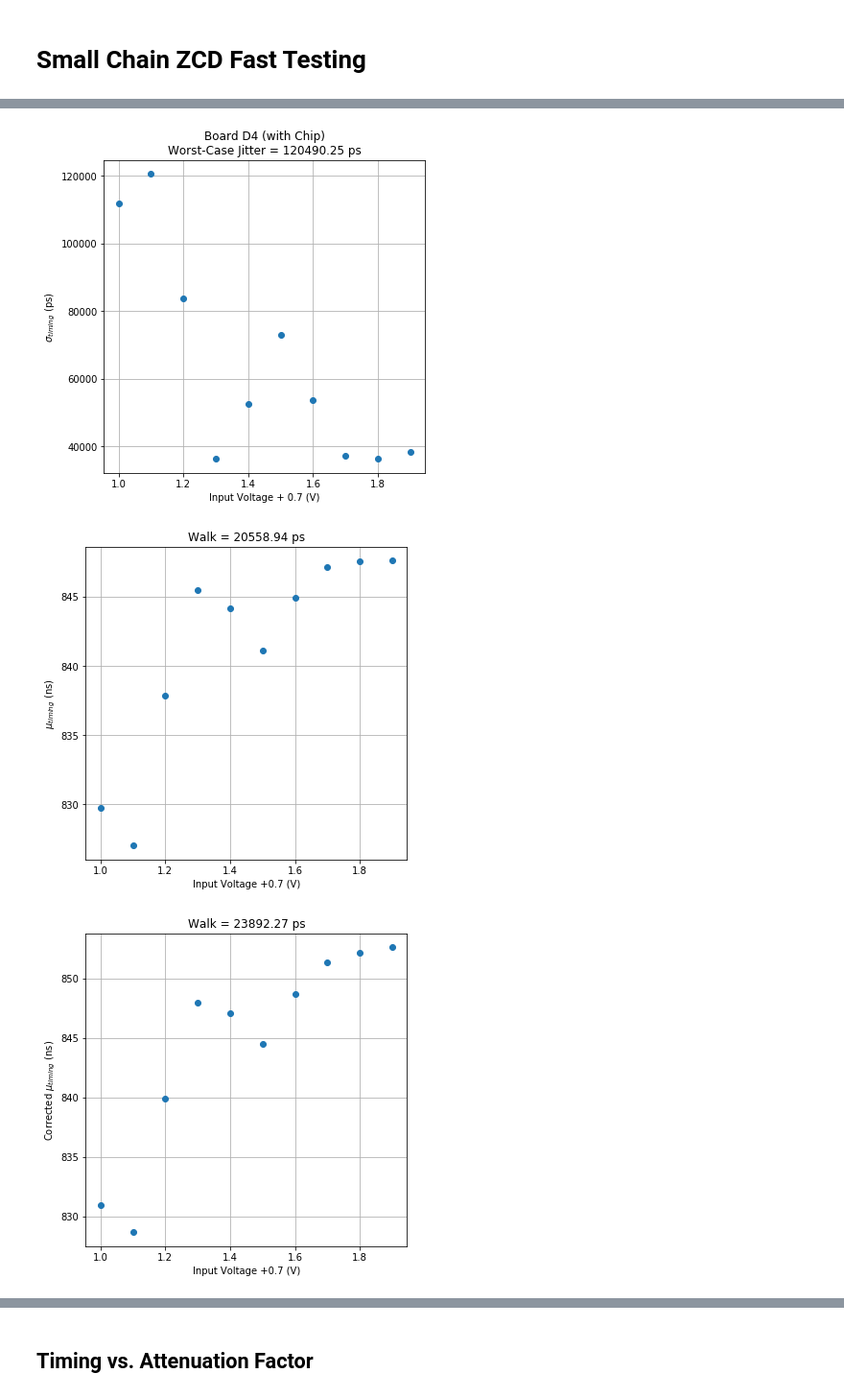
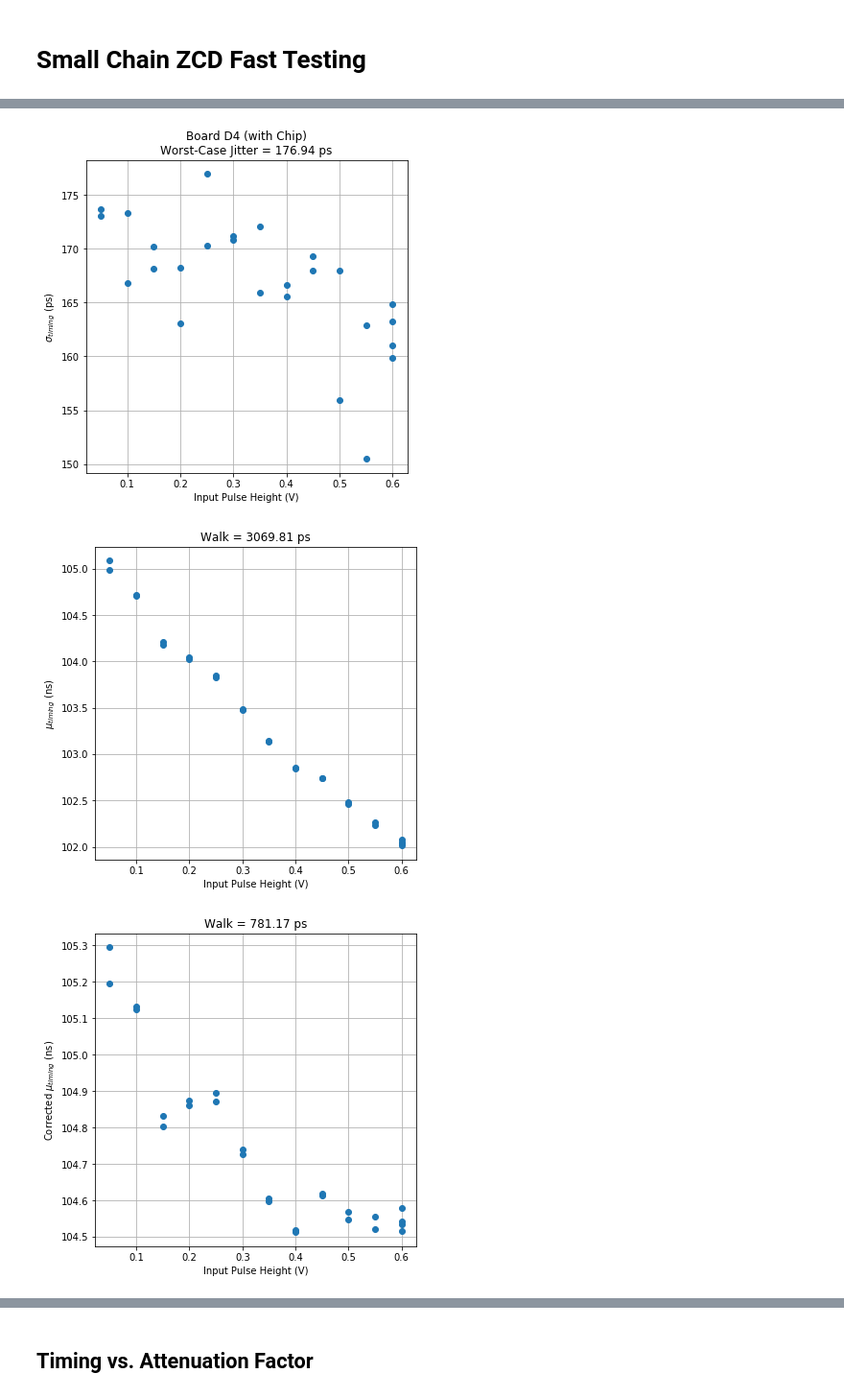
Before and after one commit to iiSmiley/span-ion-code, a Jupyter notebook: testing/plotting.ipynb, the cells around one changed output, grey strips where cells are left out. Shown at 96% size. Cells and saved outputs as stored; diff of their text form; code cells hidden in the pictures.

```diff
--- a/testing/plotting.ipynb
+++ b/testing/plotting.ipynb
@@ -15,7 +15,7 @@ from os.path import isfile, join
 import dac
 from plotting import dict_format
 # %%
-plt.rcParams['figure.figsize'] = (6,6)
+plt.rcParams['figure.figsize'] = (6,4)
 plt.rcParams.update({'font.size': 12})
 # %% [markdown]
 <h1>Bandgap</h1>
@@ -166,7 +188,7 @@ file_in = '../../data/testing/20220303_181854_pk_200x.yaml'
 with open(file_in, 'r') as f:
     data_dict = yaml.load(f, Loader=yaml.FullLoader)
 # %%
-plt.rcParams['figure.figsize'] = (4,3)
+plt.rcParams['figure.figsize'] = (6,2)
 plt.rcParams.update({'font.size': 12})
 # %%
 vin_ideal_vec = data_dict['ideal']
@@ -270,10 +311,10 @@ cv.imwrite(f'{start_path}result.jpg', pano)
 # %% [markdown]
 <h1>Small Chain ZCD Fast Testing</h1>
 # %%
-data_path = '../../data/testing/temp'
+data_path = '../../data/testing' #temp'
 
 # Get all relevant files in directory
-filt = lambda f: True # ('zcdSmall' in f) and ('vin' in f) and ('20220408' in f) and ('nonzero' in f)
+filt = lambda f: ('zcdSmall' in f) and ('zcdSmall_' not in f) and ('vin' in f) and ('20220408' in f) and ('vb' in f)#and ('nonzero' in f)
 filt_contents = lambda config: config['vin_amp'] > 0.7
 file_in_vec = [f'{data_path}/{f}' for f in listdir(data_path) if (isfile(join(data_path, f))) and filt(f)]
 # %%
@@ -339,34 +387,72 @@ for fname in file_in_vec:
 # %%
 plt.rcParams['figure.figsize'] = (6,6)
 plt.rcParams.update({'font.size': 10})
 
 tdiff_corrected = [t-walk_0p7ref_est(vin_vec[i]) for i,t in enumerate(tdiff_avg_vec)]
 
 # idx_worst = np.argmax(tdiff_std_vec)
 # vin_worst = vin_vec[idx_worst]
 # tdiff_std_worst = np.max(tdiff_std_vec)
 
-plt.plot(vin_vec, [t*1e12 for t in tdiff_std_vec], 'o')
+vin_vec = np.array(vin_vec)
+
+plt.plot(vin_vec-0.7, [t*1e12 for t in tdiff_std_vec], 'o')
 plt.grid(True)
-plt.xlabel("Input Voltage + 0.7 (V)")
+plt.xlabel("Input Pulse Height (V)")
 plt.ylabel("$\sigma_{timing}$ (ps)")
 # plt.title(f'Worst-Case Jitter = {round(tdiff_worst*1e12, 2)} ps\nVin={round(vin_worst, 2)}V\n{file_worst}')
 plt.title(f'Board D4 (with Chip)\nWorst-Case Jitter = {round(tdiff_worst*1e12, 2)} ps')
 
 plt.figure()
-plt.plot(vin_vec, [t*1e9 for t in tdiff_avg_vec], 'o')
+plt.plot(vin_vec-0.7, [t*1e9 for t in tdiff_avg_vec], 'o')
 plt.grid(True)
-plt.xlabel("Input Voltage +0.7 (V)")
+plt.xlabel("Input Pulse Height (V)")
 plt.ylabel("$\mu_{timing}$ (ns)")
 plt.title(f'Walk = {round((max(tdiff_avg_vec)-min(tdiff_avg_vec))*1e12, 2)} ps');
 
 plt.figure()
-plt.plot(vin_vec, [t*1e9 for t in tdiff_corrected], 'o')
+plt.plot(vin_vec-0.7, [t*1e9 for t in tdiff_corrected], 'o')
 plt.grid(True)
-plt.xlabel("Input Voltage +0.7 (V)");
+plt.xlabel("Input Pulse Height (V)");
 plt.ylabel("Corrected $\mu_{timing}$ (ns)");
 plt.title(f'Walk = {round((max(tdiff_corrected)-min(tdiff_corrected))*1e12, 2)} ps');
+
+plt.figure()
+dat_restruct = dict()
+for i, vin in enumerate(vin_vec):
+    vin_cleaned = np.round(vin, 2)
+    if vin_cleaned in dat_restruct.keys():
+        dat_restruct[vin_cleaned].append(tdiff_corrected[i])
+    else:
+        dat_restruct[vin_cleaned] = [tdiff_corrected[i]]
+
+
+dat_heights = []
+dat_bottoms = []
+dat_tops = []
+vin_vec_filt = []
+for vin, tdiff_vec in dat_restruct.items():
+    vin_vec_filt.append(vin)
+    dat_bottoms.append(min(tdiff_vec)*1e9)
+    dat_tops.append(max(tdiff_vec)*1e9)
+    dat_heights.append((max(tdiff_vec)-min(tdiff_vec))*1e9)
+# plt.bar(x=vin_vec_filt, height=dat_heights, bottom=dat_bottoms, width=0.01, linewidth=0, capsize=.05)
+idx_sort = np.argsort(vin_vec_filt)
+vin_vec_filt[:] = [vin_vec_filt[i] for i in idx_sort]
+dat_heights[:] = [dat_heights[i] for i in idx_sort]
+dat_bottoms[:] = [dat_bottoms[i] for i in idx_sort]
+dat_tops[:] = [dat_tops[i] for i in idx_sort]
+plt.figure()
+vin_vec_shift = [v-0.7 for v in vin_vec_filt]
+plt.errorbar(x=vin_vec_shift, y=dat_bottoms,
+             yerr=np.array([[0]*len(dat_bottoms), dat_heights]),
+             capsize=6, fmt='none', elinewidth=5.0)
+# plt.errorbar(x=vin_vec_shift, y=dat_bottoms, yerr=dat_heights, lolims=True)
+plt.grid(True)
+plt.xlabel("Input Pulse Height (V)");
+plt.ylabel("Corrected $\mu_{timing}$ (ns)");
+plt.title(f'Walk = {round((max(tdiff_corrected)-min(tdiff_corrected))*1e12, 2)} ps');
 # %% [output]
-[figure, old version]
+[figure, new version]
-[figure, old version]
+[figure, new version]
-[figure, old version]
+[figure, new version]
```
Also changed, not shown: parts of 16 cells of this notebook, 1 other file.
